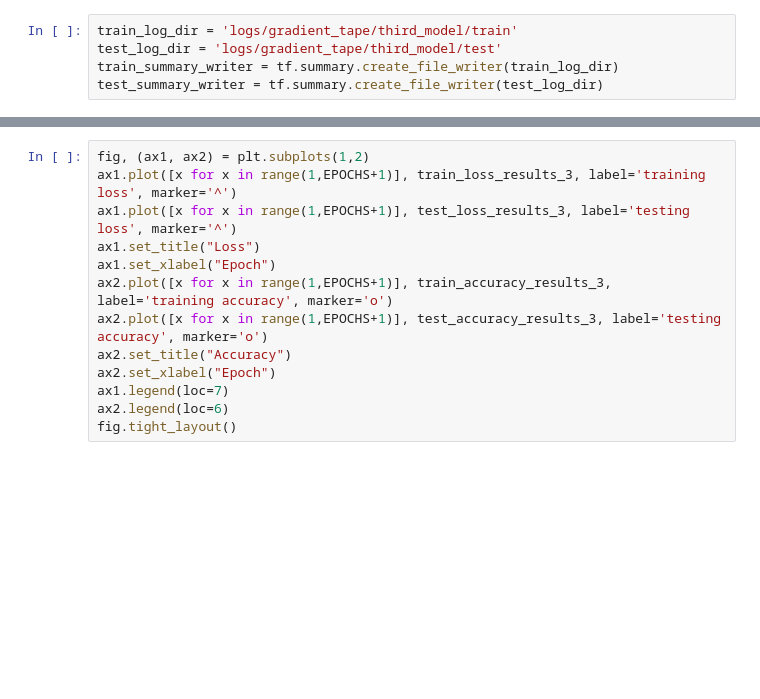
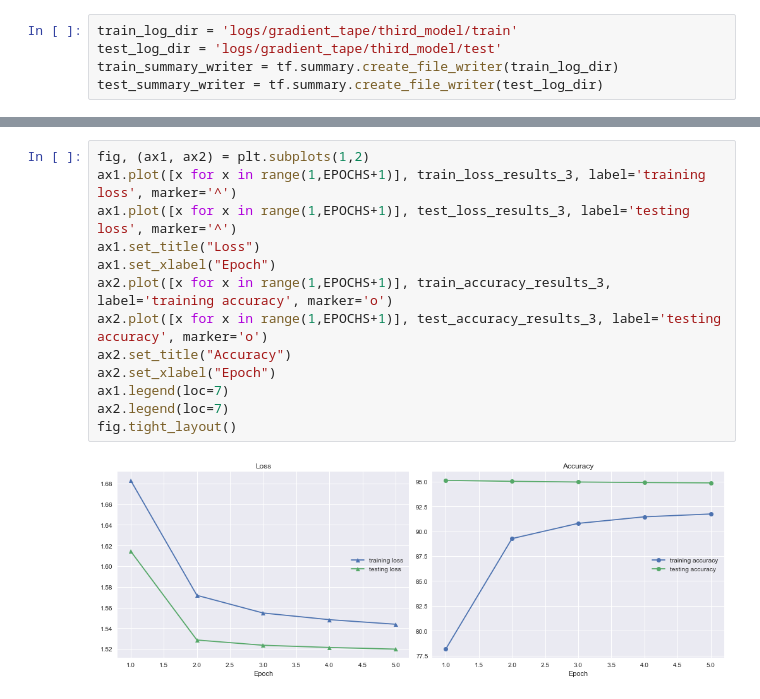
Before and after one commit to otmanesabir/ImgProc, a Jupyter notebook: Image Classifier/src/explore.ipynb, the cells around one changed output, grey strips where cells are left out. Drawn from its saved outputs; the diff is of its cells as text; blank space fills up the shorter version.

Commit message:
comparison plot++

```diff
--- a/Image Classifier/src/explore.ipynb
+++ b/Image Classifier/src/explore.ipynb
@@ -559,16 +636,18 @@ for epoch in range(EPOCHS):
 # %%
 fig, (ax1, ax2) = plt.subplots(1,2)
 ax1.plot([x for x in range(1,EPOCHS+1)], train_loss_results_3, label='training loss', marker='^')
 ax1.plot([x for x in range(1,EPOCHS+1)], test_loss_results_3, label='testing loss', marker='^')
 ax1.set_title("Loss")
 ax1.set_xlabel("Epoch")
 ax2.plot([x for x in range(1,EPOCHS+1)], train_accuracy_results_3, label='training accuracy', marker='o')
 ax2.plot([x for x in range(1,EPOCHS+1)], test_accuracy_results_3, label='testing accuracy', marker='o')
 ax2.set_title("Accuracy")
 ax2.set_xlabel("Epoch")
 ax1.legend(loc=7)
-ax2.legend(loc=6)
+ax2.legend(loc=7)
 fig.tight_layout()
+# %% [output]
+[figure, added]
 # %%
 fig, (ax1, ax2) = plt.subplots(1,2)
 ax1.plot([x for x in range(1,EPOCHS+1)], test_loss_results_0, label='testing loss 0', marker='^')
```
Also changed, not shown: parts of 9 cells of this notebook, 6 other files.
